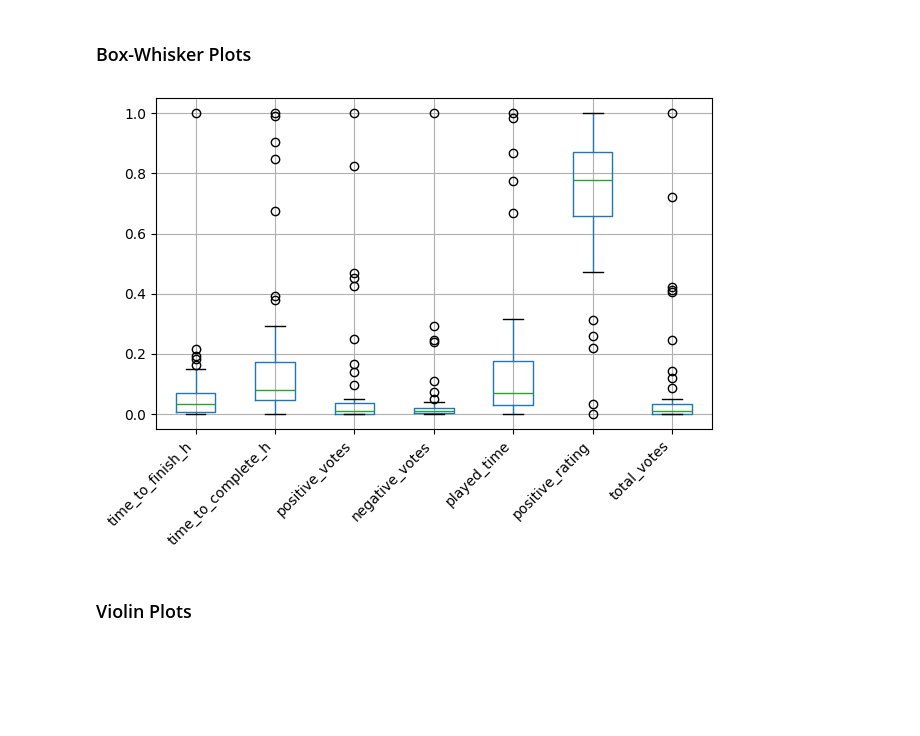
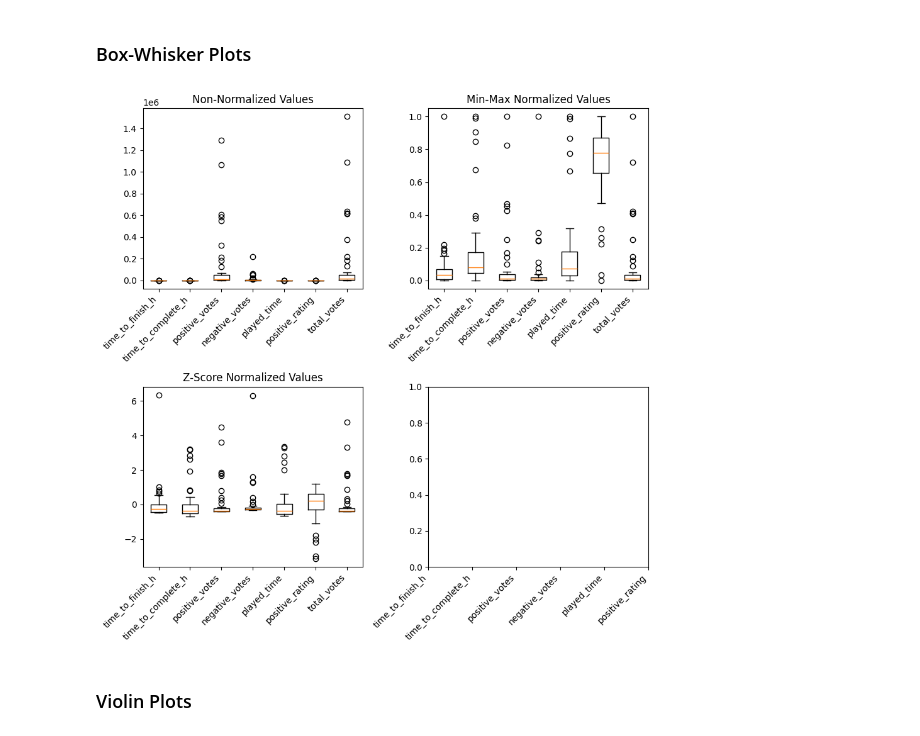
Before and after one commit to Sharpy796/CMPS4510_SteamGameAnalyzer, a Jupyter notebook: project_cluster_cmps451.ipynb, the cells around one changed output. Drawn from its saved outputs; the diff is of its cells as text; code cells hidden in the pictures; blank space fills up the shorter version.

```diff
--- a/project_cluster_cmps451.ipynb
+++ b/project_cluster_cmps451.ipynb
@@ -254,24 +258,36 @@ plt.tight_layout()
 ### Distributions
 # %% [markdown]
 ### Box-Whisker Plots
-# %%
-df_filt_boxplot = df_filt.filter(items=['time_to_finish_h', 'time_to_complete_h',
-                                      'positive_votes', 'negative_votes', 'played_time',
-                                      'positive_rating', 'total_votes'])
-df_filt_boxplot = snip_low(df_filt_boxplot,10) # clip the 0 values causing bias
-df_filt_boxplot_normalized = normalize_minmax(df_filt_boxplot,0,1)
-
-#Plots boxplot with normalized data
-boxplot_norm = df_filt_boxplot_normalized.boxplot()
-plt.xticks(rotation=45, ha='right')
-
-#Plots boxplot with non-normalized data (not useful) (also can't figure out how to get these to sit side-by-side)
-# boxplot = df_filt_boxplot.boxplot()
-# plt.xticks(rotation=45, ha='right')
-
-plt.tight_layout()
-# %% [output]
-[figure, removed]
+# %%
+df_filt_boxplot = df_filt.filter(items=['time_to_finish_h', 'time_to_complete_h',
+                                      'positive_votes', 'negative_votes', 'played_time',
+                                      'positive_rating', 'total_votes'])
+df_filt_boxplot = snip_low(df_filt_boxplot,10) # clip the 0 values causing bias
+df_filt_boxplot_normalized_minmax = normalize_minmax(df_filt_boxplot,0,1)
+df_filt_boxplot_normalized_zscore = normalize_zscore(df_filt_boxplot)
+
+fig, axs = plt.subplots(nrows=2, ncols=2, figsize=(9, 9))
+
+#Plots boxplot with non-normalized data (not useful)
+axs[0][0].boxplot(df_filt_boxplot)
+axs[0][0].set_title("Non-Normalized Values")
+
+#Plots boxplot with min-max normalized data
+axs[0][1].boxplot(df_filt_boxplot_normalized_minmax)
+axs[0][1].set_title("Min-Max Normalized Values")
+
+#Plots boxplot with z-score normalized data
+axs[1][0].boxplot(df_filt_boxplot_normalized_zscore)
+axs[1][0].set_title("Z-Score Normalized Values")
+
+#Format graphs
+for subaxs in axs:
+    for ax in subaxs:
+        ax.set_xticklabels(df_filt_boxplot.columns, rotation=45, ha='right')
+
+plt.tight_layout()
+# %% [output]
+[figure, added]
 # %% [markdown]
 ### Violin Plots
 # %%
```
Also changed, not shown: parts of 3 cells of this notebook.
